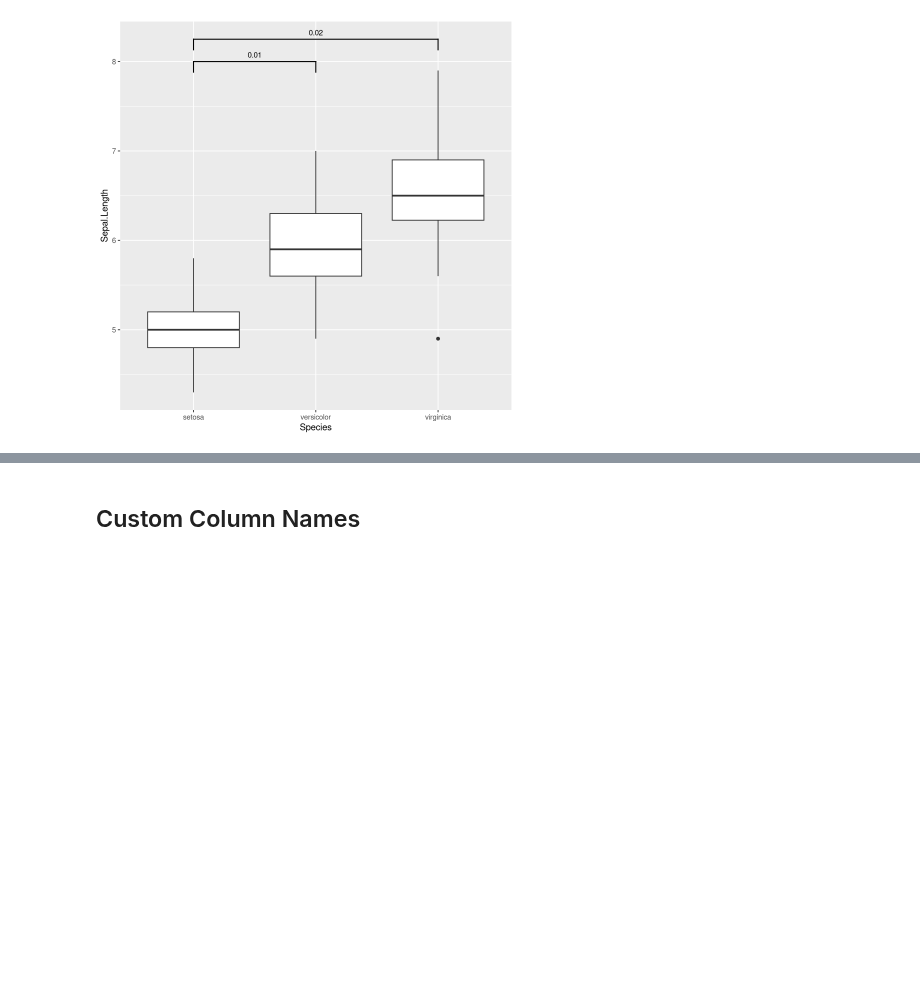
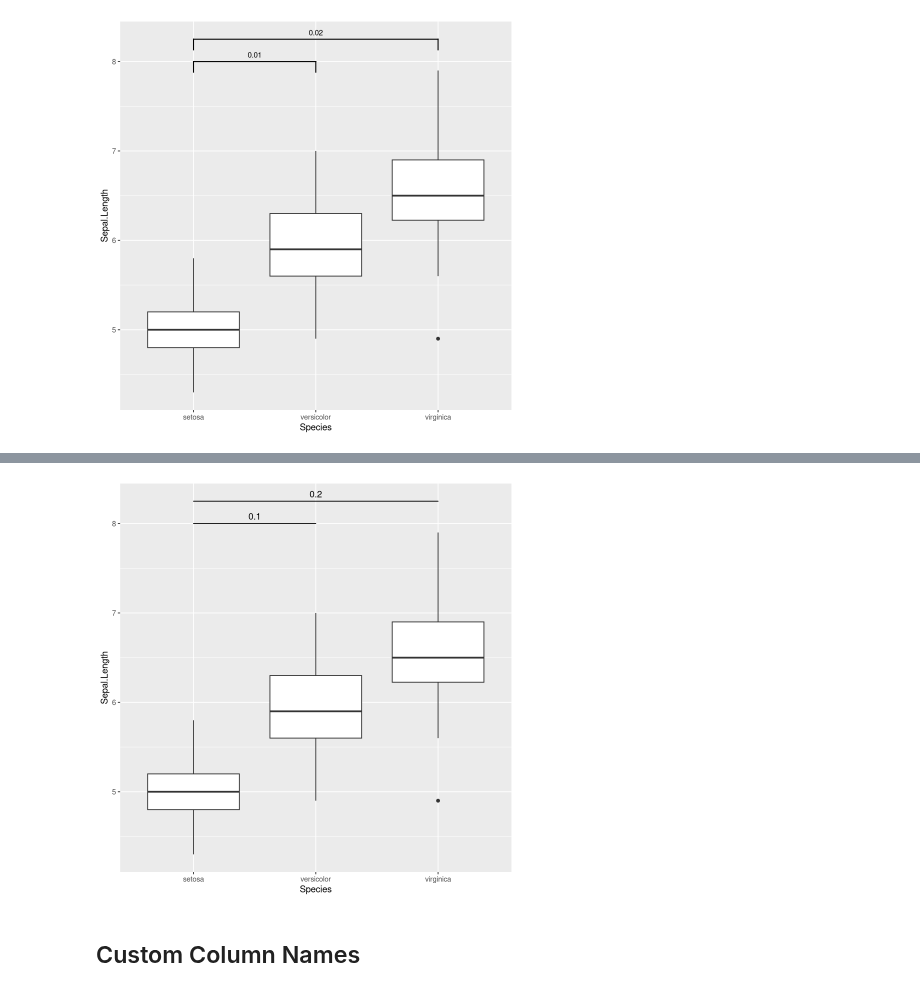
Before and after one commit to ASmirnov-HORIS/lets-plot-experiments, a Jupyter notebook: demo/signif/explore_signif_R_2025_12_26.ipynb, the cells around one changed output, grey strips where cells are left out. Saved outputs shown, nothing was run; the diff lists cells and outputs as text; code cells hidden in the pictures; blank space fills up the shorter version.

```diff
--- a/demo/signif/explore_signif_R_2025_12_26.ipynb
+++ b/demo/signif/explore_signif_R_2025_12_26.ipynb
@@ -36,3 +51,19 @@ p + add_pvalue(p_values_df)
+# %%
+identity_df = data.frame(
+    x = c("setosa", "setosa"),
+    xend = c("versicolor", "virginica"),
+    y = c(8, 8.25),
+    yend = c(8, 8.25),
+    a = c(0.1, 0.2)
+)
+
+p + geom_signif(
+    mapping = aes(x = x, xend = xend, y = y, yend = yend, annotation = a),
+    data = identity_df,
+    stat = "identity"
+)
+# %% [output]
+[figure, added]
 # %% [markdown]
 ## Custom Column Names
 # %%
```
Also changed, not shown: parts of 9 cells of this notebook.
